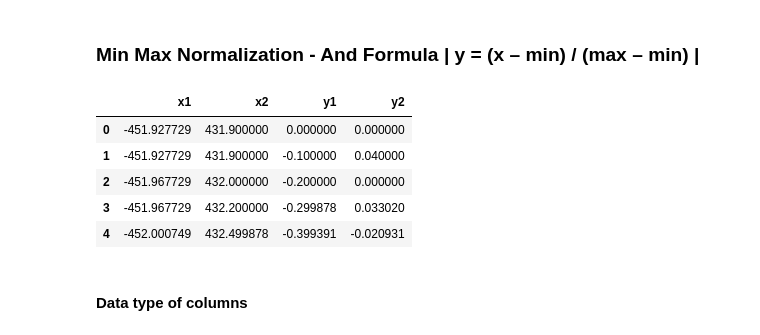
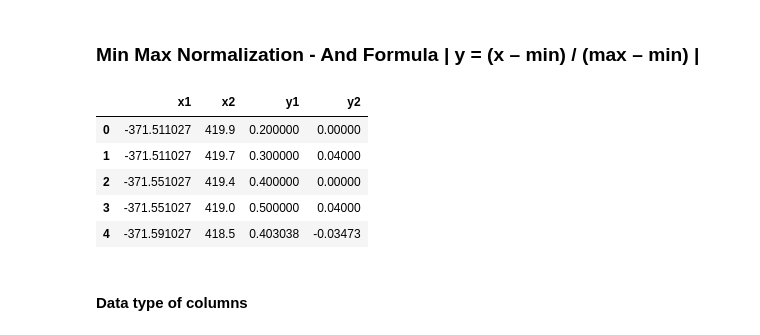
Before and after one commit to usama-akram-gt/Lunar-Landar-Simulator, a Jupyter notebook: data_preprocessing.ipynb, the cells around one changed output. Drawn from its saved outputs; the diff is of its cells as text; code cells hidden in the pictures.

```diff
--- a/data_preprocessing.ipynb
+++ b/data_preprocessing.ipynb
@@ -7,15 +7,15 @@ import pandas as pd
 from sklearn import preprocessing
 # %%
 # importing game csv file through pandas as a game data frame
-game_data_frame = pd.read_csv("./ce889_dataCollection.csv")
+game_data_frame = pd.read_csv("./Game_Data.csv")
 game_data_frame.head(5)
 # %% [output]
 |  | x1 | x2 | y1 | y2 |
-| 0 | -451.927729 | 431.900000 | 0.000000 | 0.000000 |
-| 1 | -451.927729 | 431.900000 | -0.100000 | 0.040000 |
-| 2 | -451.967729 | 432.000000 | -0.200000 | 0.000000 |
-| 3 | -451.967729 | 432.200000 | -0.299878 | 0.033020 |
-| 4 | -452.000749 | 432.499878 | -0.399391 | -0.020931 |
+| 0 | -371.511027 | 419.9 | 0.200000 | 0.00000 |
+| 1 | -371.511027 | 419.7 | 0.300000 | 0.04000 |
+| 2 | -371.551027 | 419.4 | 0.400000 | 0.00000 |
+| 3 | -371.551027 | 419.0 | 0.500000 | 0.04000 |
+| 4 | -371.591027 | 418.5 | 0.403038 | -0.03473 |
 # %% [markdown]
 #### Data type of columns
 # %%
```
Also changed, not shown: parts of 8 cells of this notebook, 7 other files.
